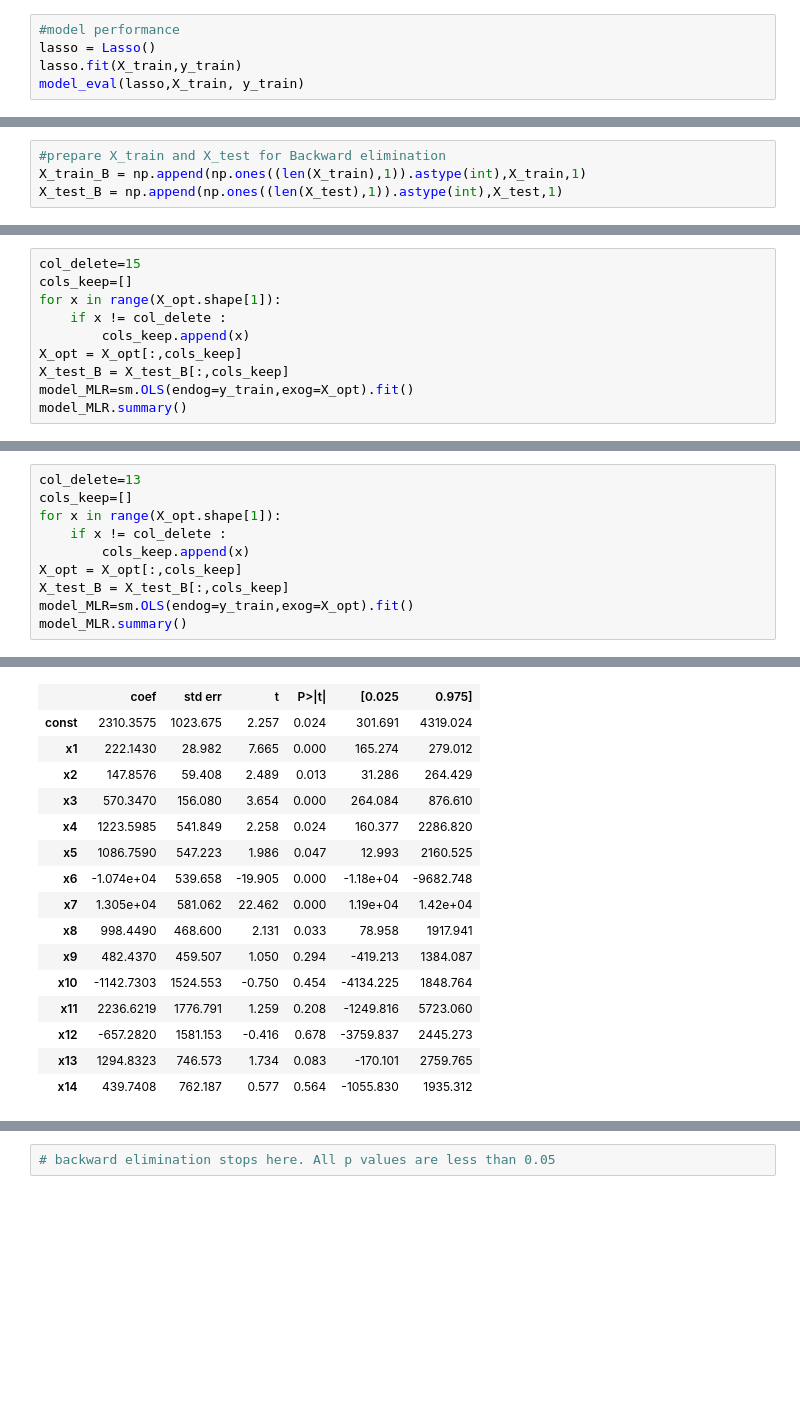
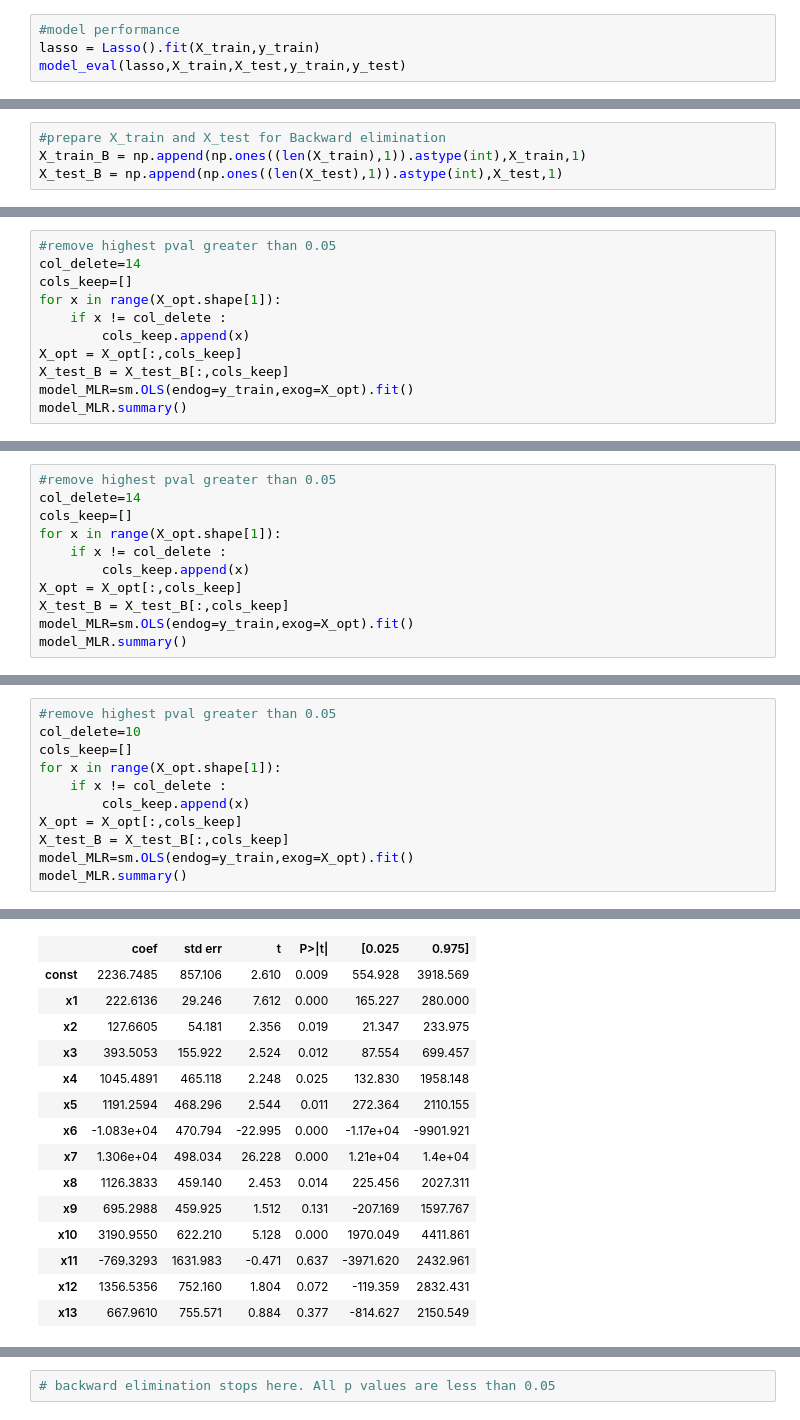
Before and after one commit to akim3245/Medical_Cost_Forecasting, a Jupyter notebook: MedicalCost_Dev_modelling.ipynb, the cells around one changed output, grey strips where cells are left out. Cells and saved outputs as stored; diff of their text form; blank space fills up the shorter version.

```diff
--- a/MedicalCost_Dev_modelling.ipynb
+++ b/MedicalCost_Dev_modelling.ipynb
@@ -211,6 +224,5 @@ CV Lasso Regression R2 Score: 0.7635756065323271
 # %%
 #model performance
-lasso = Lasso()
-lasso.fit(X_train,y_train)
-model_eval(lasso,X_train, y_train)
+lasso = Lasso().fit(X_train,y_train)
+model_eval(lasso,X_train,X_test,y_train,y_test)
 # %% [output]
@@ -513 +516,12 @@ Warnings:
 strong multicollinearity problems or that the design matrix is singular.
+# %%
+#remove highest pval greater than 0.05
+col_delete=14
+cols_keep=[]
+for x in range(X_opt.shape[1]):
+    if x != col_delete :
+        cols_keep.append(x)
+X_opt = X_opt[:,cols_keep]
+X_test_B = X_test_B[:,cols_keep]
+model_MLR=sm.OLS(endog=y_train,exog=X_opt).fit()
+model_MLR.summary()
@@ -558,6 +608,7 @@ Warnings:
 strong multicollinearity problems or that the design matrix is singular.
 # %%
-col_delete=15
+#remove highest pval greater than 0.05
+col_delete=14
 cols_keep=[]
 for x in range(X_opt.shape[1]):
     if x != col_delete :
@@ -649,6 +701,7 @@ Warnings:
 strong multicollinearity problems or that the design matrix is singular.
 # %%
-col_delete=13
+#remove highest pval greater than 0.05
+col_delete=10
 cols_keep=[]
 for x in range(X_opt.shape[1]):
     if x != col_delete :
@@ -670,17 +723,16 @@ OLS Regression Results
 | Covariance Type: | nonrobust |  |  |
 |  | coef | std err | t | P>|t| | [0.025 | 0.975] |
-| const | 2310.3575 | 1023.675 | 2.257 | 0.024 | 301.691 | 4319.024 |
-| x1 | 222.1430 | 28.982 | 7.665 | 0.000 | 165.274 | 279.012 |
-| x2 | 147.8576 | 59.408 | 2.489 | 0.013 | 31.286 | 264.429 |
-| x3 | 570.3470 | 156.080 | 3.654 | 0.000 | 264.084 | 876.610 |
-| x4 | 1223.5985 | 541.849 | 2.258 | 0.024 | 160.377 | 2286.820 |
-| x5 | 1086.7590 | 547.223 | 1.986 | 0.047 | 12.993 | 2160.525 |
-| x6 | -1.074e+04 | 539.658 | -19.905 | 0.000 | -1.18e+04 | -9682.748 |
-| x7 | 1.305e+04 | 581.062 | 22.462 | 0.000 | 1.19e+04 | 1.42e+04 |
-| x8 | 998.4490 | 468.600 | 2.131 | 0.033 | 78.958 | 1917.941 |
-| x9 | 482.4370 | 459.507 | 1.050 | 0.294 | -419.213 | 1384.087 |
-| x10 | -1142.7303 | 1524.553 | -0.750 | 0.454 | -4134.225 | 1848.764 |
-| x11 | 2236.6219 | 1776.791 | 1.259 | 0.208 | -1249.816 | 5723.060 |
-| x12 | -657.2820 | 1581.153 | -0.416 | 0.678 | -3759.837 | 2445.273 |
-| x13 | 1294.8323 | 746.573 | 1.734 | 0.083 | -170.101 | 2759.765 |
-| x14 | 439.7408 | 762.187 | 0.577 | 0.564 | -1055.830 | 1935.312 |
+| const | 2236.7485 | 857.106 | 2.610 | 0.009 | 554.928 | 3918.569 |
+| x1 | 222.6136 | 29.246 | 7.612 | 0.000 | 165.227 | 280.000 |
+| x2 | 127.6605 | 54.181 | 2.356 | 0.019 | 21.347 | 233.975 |
+| x3 | 393.5053 | 155.922 | 2.524 | 0.012 | 87.554 | 699.457 |
+| x4 | 1045.4891 | 465.118 | 2.248 | 0.025 | 132.830 | 1958.148 |
+| x5 | 1191.2594 | 468.296 | 2.544 | 0.011 | 272.364 | 2110.155 |
+| x6 | -1.083e+04 | 470.794 | -22.995 | 0.000 | -1.17e+04 | -9901.921 |
+| x7 | 1.306e+04 | 498.034 | 26.228 | 0.000 | 1.21e+04 | 1.4e+04 |
+| x8 | 1126.3833 | 459.140 | 2.453 | 0.014 | 225.456 | 2027.311 |
+| x9 | 695.2988 | 459.925 | 1.512 | 0.131 | -207.169 | 1597.767 |
+| x10 | 3190.9550 | 622.210 | 5.128 | 0.000 | 1970.049 | 4411.861 |
+| x11 | -769.3293 | 1631.983 | -0.471 | 0.637 | -3971.620 | 2432.961 |
+| x12 | 1356.5356 | 752.160 | 1.804 | 0.072 | -119.359 | 2832.431 |
+| x13 | 667.9610 | 755.571 | 0.884 | 0.377 | -814.627 | 2150.549 |
```
Also changed, not shown: parts of 68 cells of this notebook.
